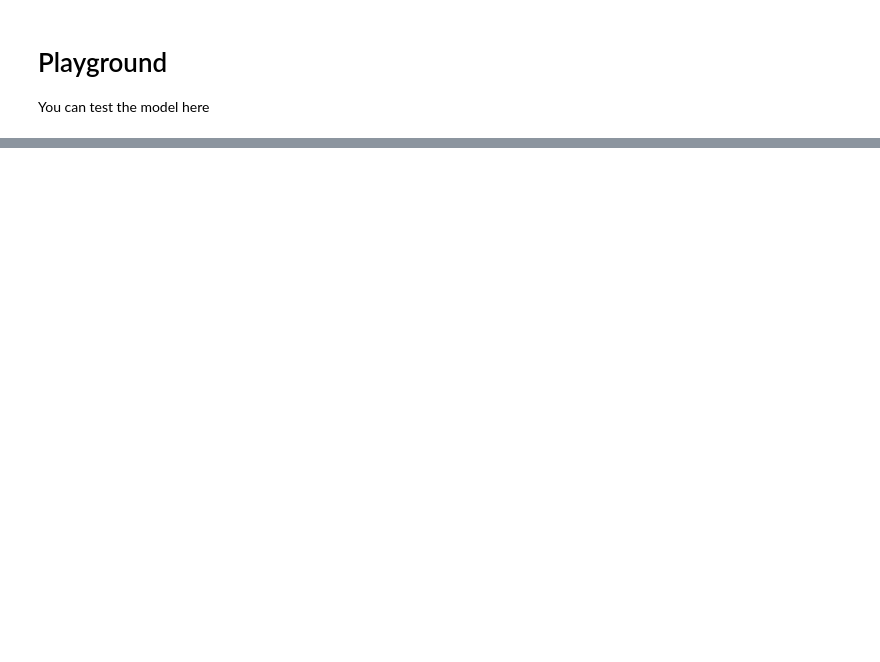
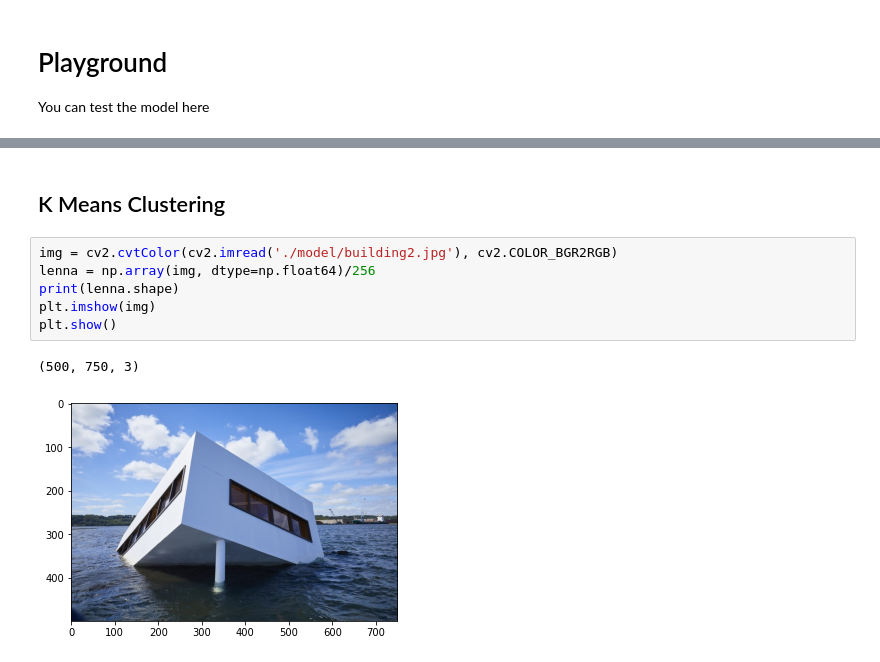
Before and after one commit to BlenderWang9487/DummyML, a Jupyter notebook: playground.ipynb, the cells around one changed output, grey strips where cells are left out. Cells and saved outputs as stored; diff of their text form; blank space fills up the shorter version.

```diff
--- a/playground.ipynb
+++ b/playground.ipynb
@@ -38,0 +45,12 @@ Result: [4.27880778e-82 2.10843320e-01 7.89156680e-01]
+# %% [markdown]
+K Means Clustering
+---
+# %%
+img = cv2.cvtColor(cv2.imread('./model/building2.jpg'), cv2.COLOR_BGR2RGB)
+lenna = np.array(img, dtype=np.float64)/256
+print(lenna.shape)
+plt.imshow(img)
+plt.show()
+# %% [output]
+(500, 750, 3)
+[figure, added]
```
Also changed, not shown: parts of 5 cells of this notebook, 7 other files.
